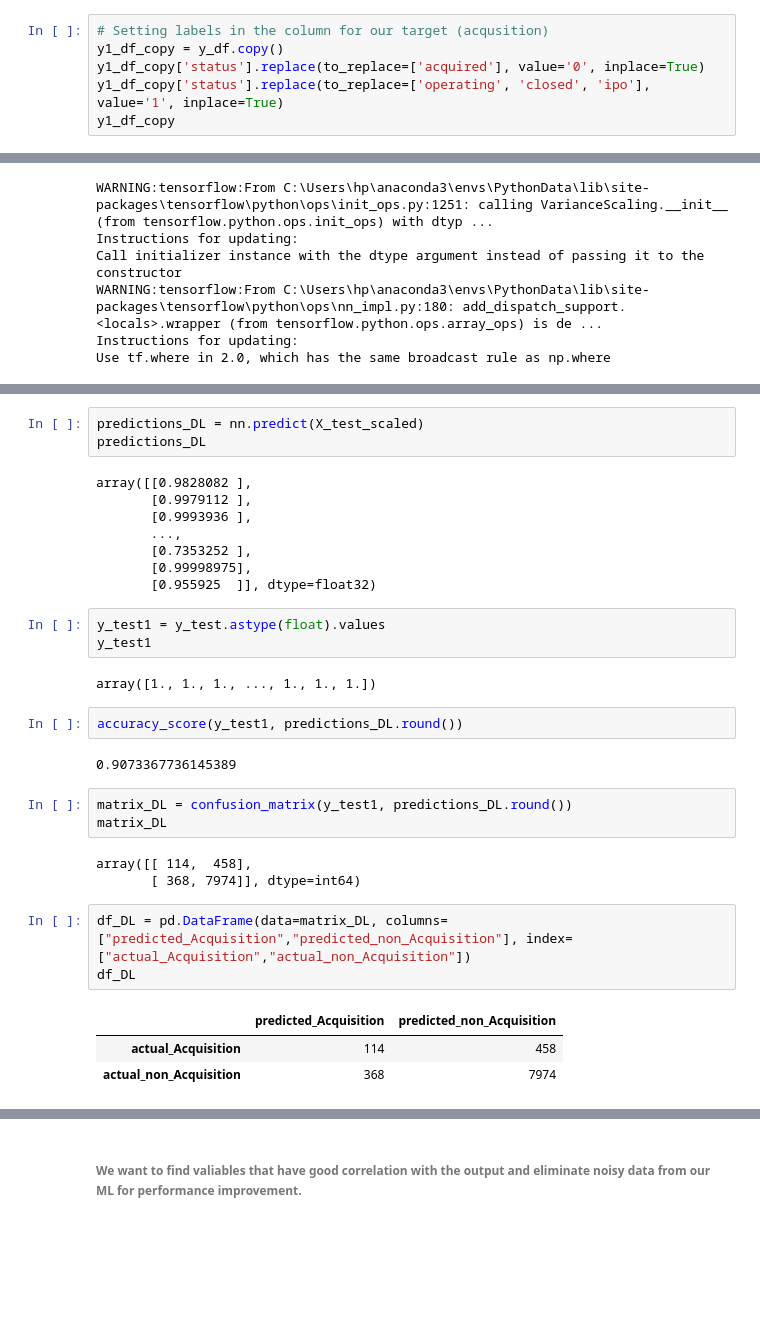
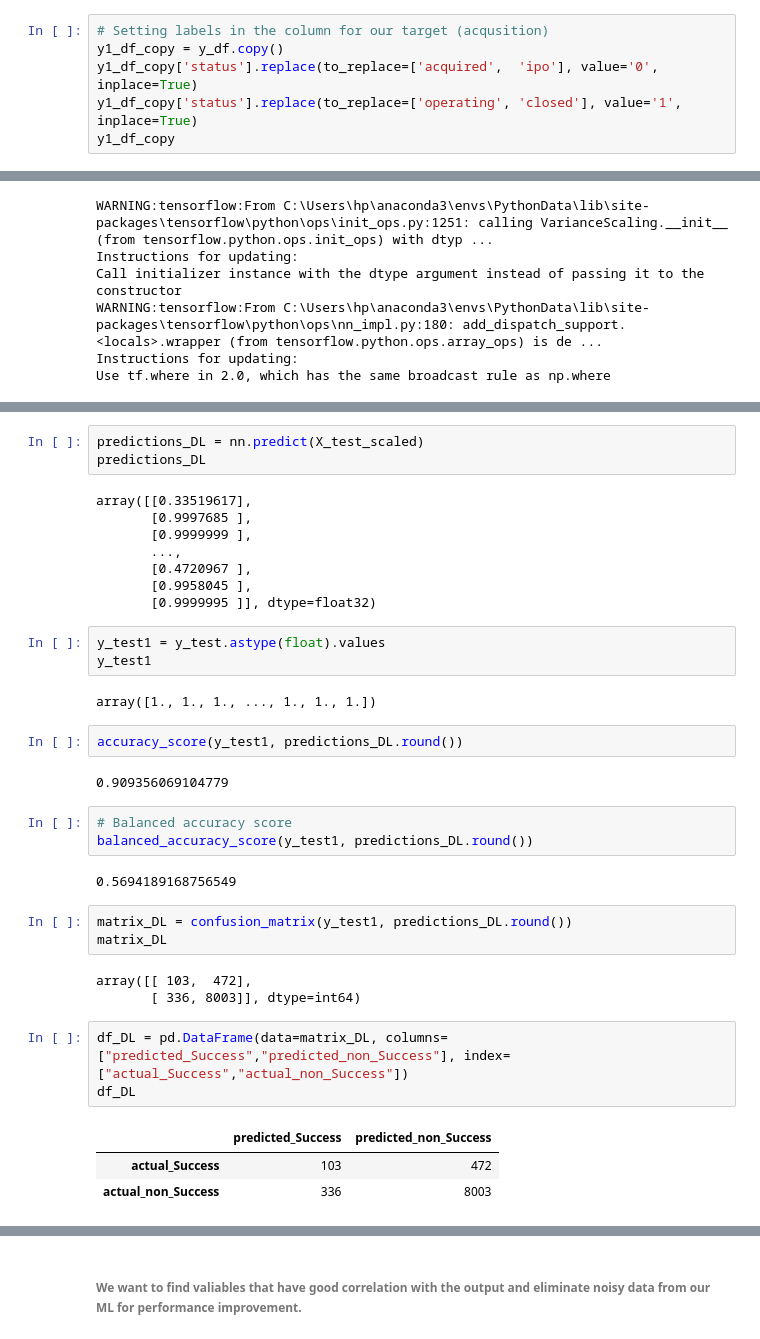
Before and after one commit to PaulIsenberg/FWIP_Venture, a Jupyter notebook: Other_approaches_applied_ML_NEW.ipynb, the cells around one changed output, grey strips where cells are left out. Cells and saved outputs as stored; diff of their text form; blank space fills up the shorter version.

```diff
--- a/Other_approaches_applied_ML_NEW.ipynb
+++ b/Other_approaches_applied_ML_NEW.ipynb
@@ -1102,8 +1089,8 @@ array(['operating', 'acquired', 'closed', 'ipo'], dtype=object)
 # %%
 # Setting labels in the column for our target (acqusition)
 у1_df_copy = у_df.copy()
-у1_df_copy['status'].replace(to_replace=['acquired'], value='0', inplace=True)
-у1_df_copy['status'].replace(to_replace=['operating', 'closed', 'ipo'], value='1', inplace=True)
+у1_df_copy['status'].replace(to_replace=['acquired',  'ipo'], value='0', inplace=True)
+у1_df_copy['status'].replace(to_replace=['operating', 'closed'], value='1', inplace=True)
 у1_df_copy
 # %% [output]
 |  | object_id | status |
@@ -1528,13 +1535,13 @@ Loss: 0.3600694220567434, Accuracy: 0.9073367714881897
 predictions_DL = nn.predict(X_test_scaled)
 predictions_DL
 # %% [output]
-array([[0.9828082 ],
-       [0.9979112 ],
-       [0.9993936 ],
+array([[0.33519617],
+       [0.9997685 ],
+       [0.9999999 ],
        ...,
-       [0.7353252 ],
-       [0.99998975],
-       [0.955925  ]], dtype=float32)
+       [0.4720967 ],
+       [0.9958045 ],
+       [0.9999995 ]], dtype=float32)
 # %%
 y_test1 = y_test.astype(float).values
 y_test1
@@ -1543,20 +1550,25 @@ array([1., 1., 1., ..., 1., 1., 1.])
 # %%
 accuracy_score(y_test1, predictions_DL.round())
 # %% [output]
-0.9073367736145389
+0.909356069104779
+# %%
+# Balanced accuracy score
+balanced_accuracy_score(y_test1, predictions_DL.round())
+# %% [output]
+0.5694189168756549
 # %%
 matrix_DL = confusion_matrix(y_test1, predictions_DL.round())
 matrix_DL
 # %% [output]
-array([[ 114,  458],
-       [ 368, 7974]], dtype=int64)
+array([[ 103,  472],
+       [ 336, 8003]], dtype=int64)
 # %%
-df_DL = pd.DataFrame(data=matrix_DL, columns=["predicted_Acquisition","predicted_non_Acquisition"], index=["actual_Acquisition","actual_non_Acquisition"])
+df_DL = pd.DataFrame(data=matrix_DL, columns=["predicted_Success","predicted_non_Success"], index=["actual_Success","actual_non_Success"])
 df_DL
 # %% [output]
-|  | predicted_Acquisition | predicted_non_Acquisition |
-| actual_Acquisition | 114 | 458 |
-| actual_non_Acquisition | 368 | 7974 |
+|  | predicted_Success | predicted_non_Success |
+| actual_Success | 103 | 472 |
+| actual_non_Success | 336 | 8003 |
 # %%
 print(classification_report(y_test1, predictions_DL.round()))
 # %% [output]
```
Also changed, not shown: parts of 108 cells of this notebook.
